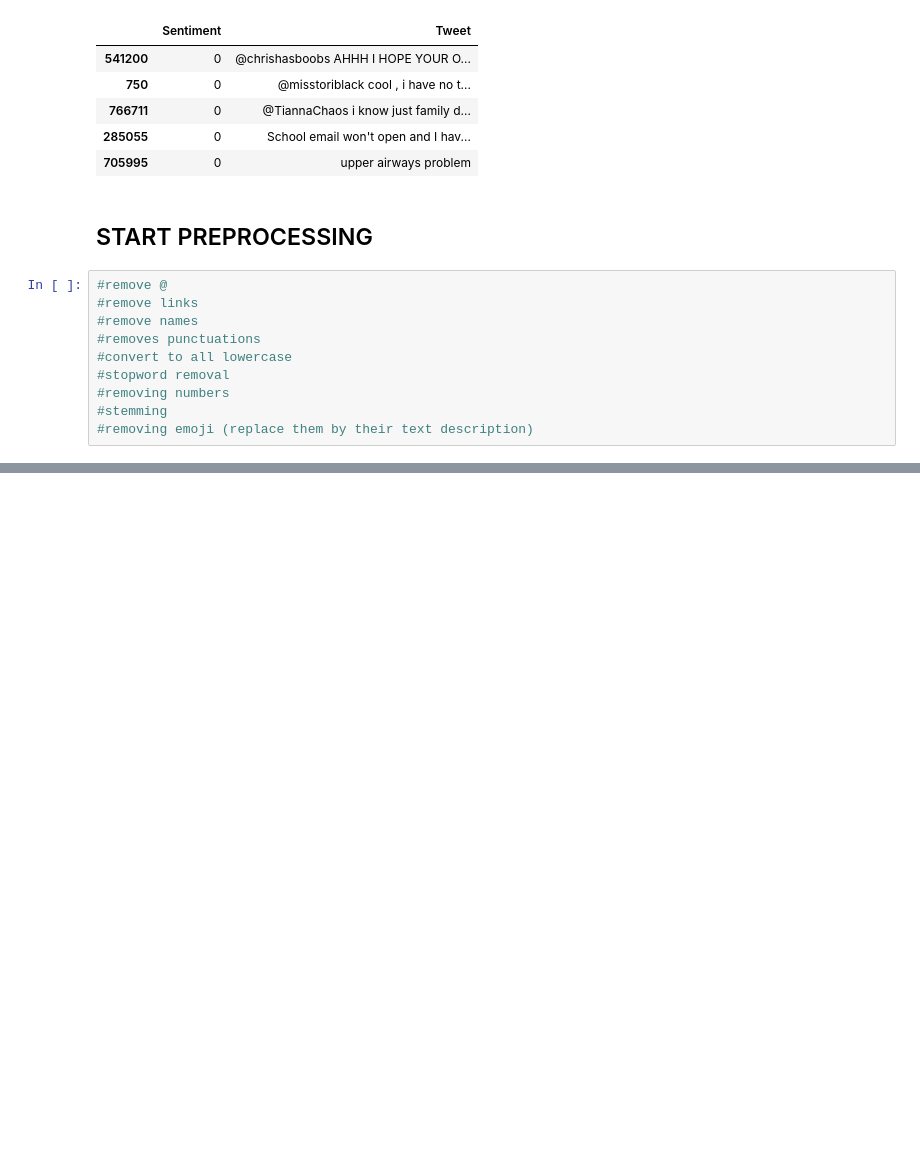
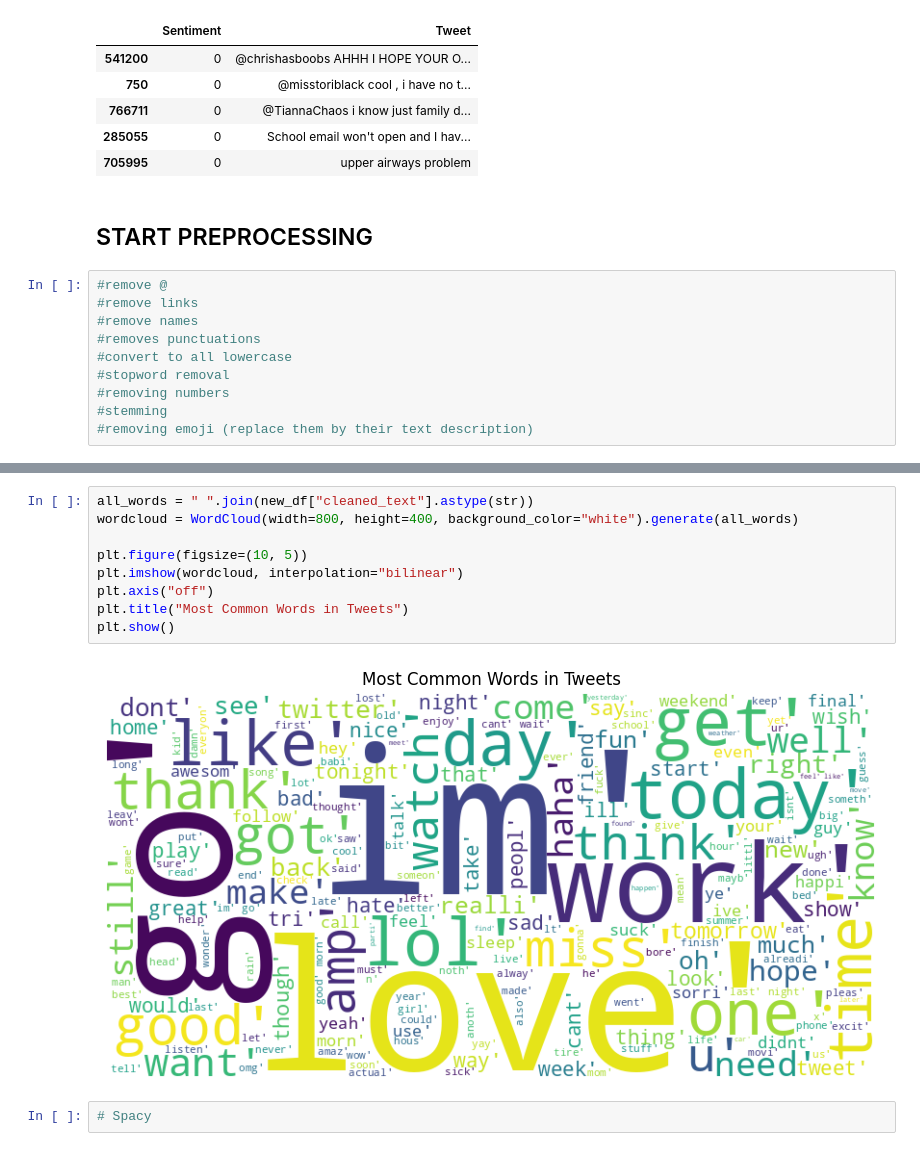
Before and after one commit to Pranjwal-Jha/Twitter-Sentiment, a Jupyter notebook: twitter.ipynb, the cells around one changed output, grey strips where cells are left out. Saved outputs shown, nothing was run; the diff lists cells and outputs as text; blank space fills up the shorter version.

```diff
--- a/twitter.ipynb
+++ b/twitter.ipynb
@@ -121,0 +117,13 @@ caress fli die mule deni die agre own humbl size meet state siez item sensat tra
+# %%
+all_words = " ".join(new_df["cleaned_text"].astype(str))
+wordcloud = WordCloud(width=800, height=400, background_color="white").generate(all_words)
+
+plt.figure(figsize=(10, 5))
+plt.imshow(wordcloud, interpolation="bilinear")
+plt.axis("off")
+plt.title("Most Common Words in Tweets")
+plt.show()
+# %% [output]
+[figure, added]
+# %%
+# Spacy
```
Also changed, not shown: parts of 9 cells of this notebook.
